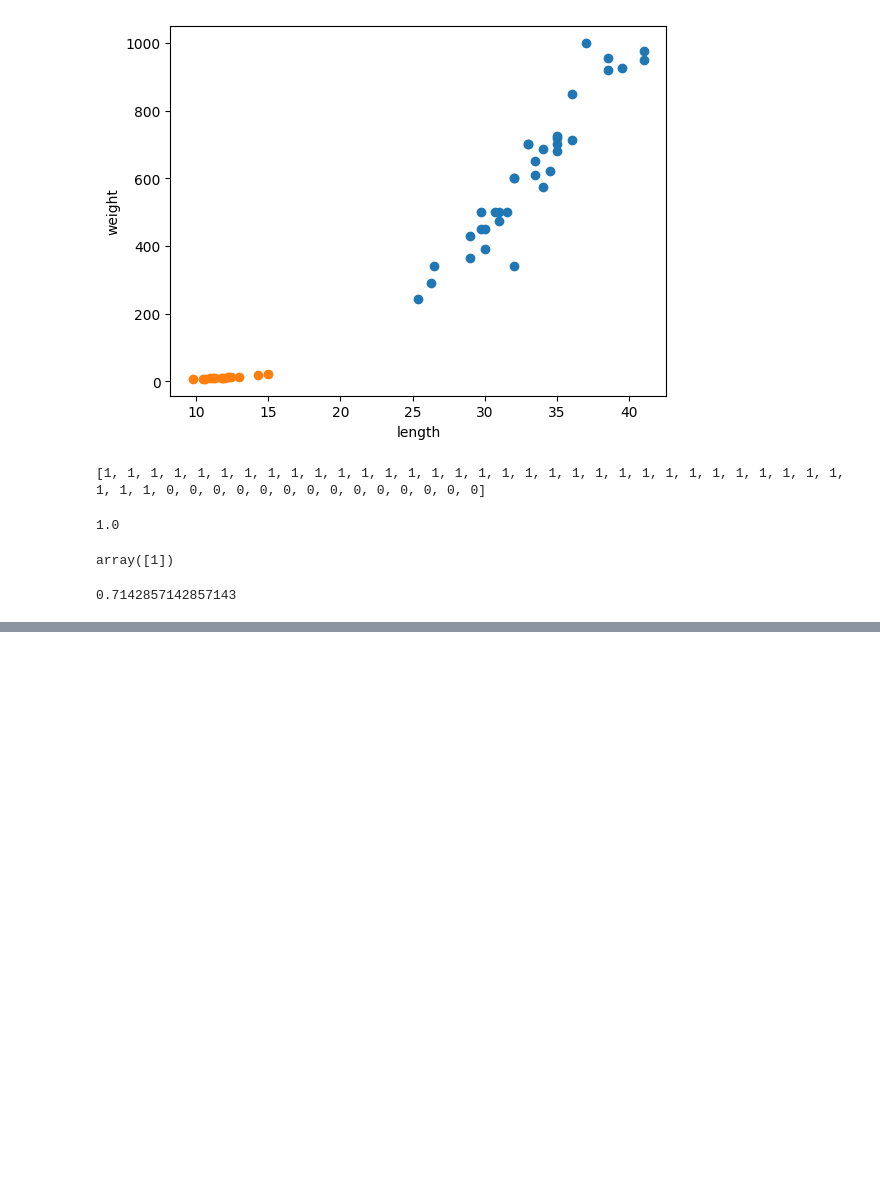
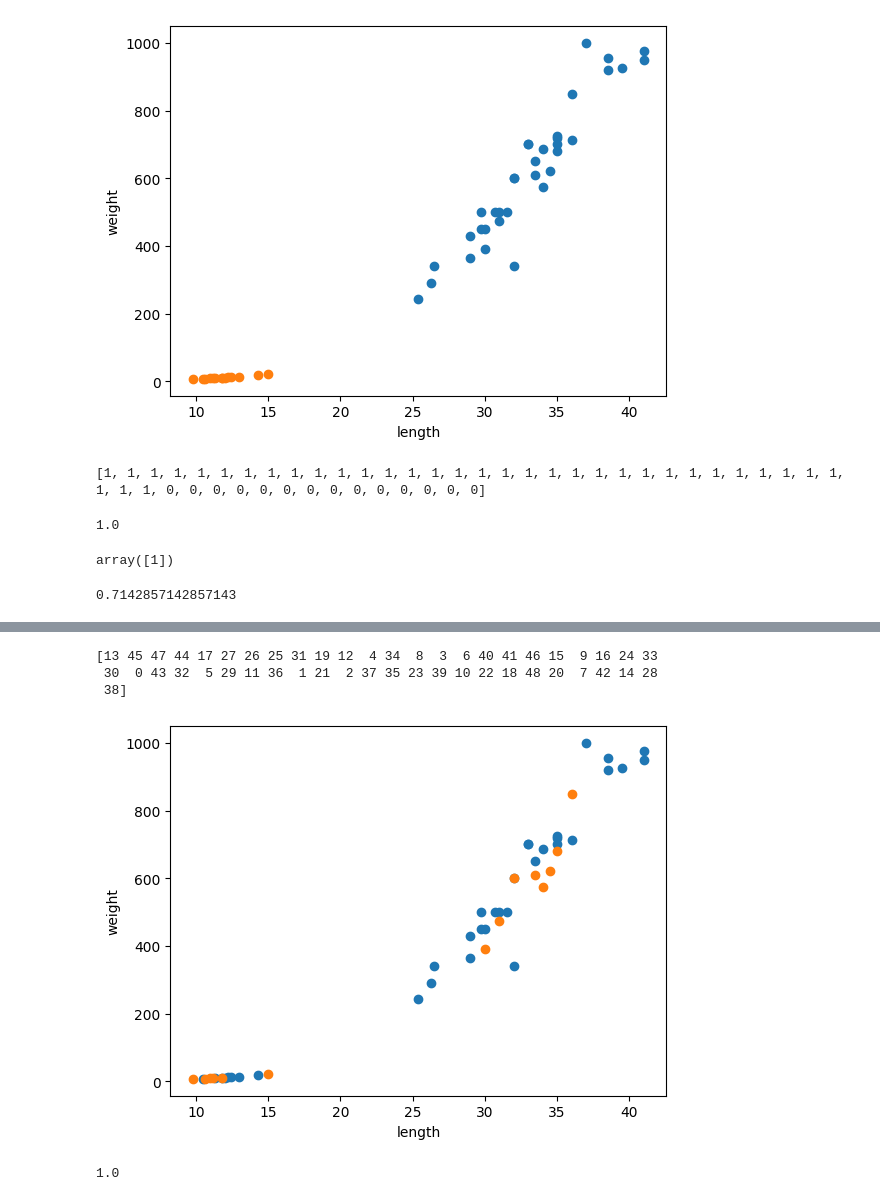
Before and after one commit to Juseong-Yu/hongonmachine, a Jupyter notebook: 혼공머신.ipynb, the cells around one changed output, grey strips where cells are left out. Cells and saved outputs as stored; diff of their text form; code cells hidden in the pictures; blank space fills up the shorter version.

```diff
--- a/혼공머신.ipynb
+++ b/혼공머신.ipynb
@@ -68,0 +81,3 @@ kn49.score(fish_data, fish_target)
+# %%
+fish_data = [[l, w] for l, w in zip(fish_length, fish_weight)]
+fish_target = [1] * 35 + [0] * 14
@@ -68,0 +100,9 @@ kn49.score(fish_data, fish_target)
+# %%
+# 파이썬 배열을 numpy 배열로 바꾸어줌
+import numpy as np
+
+input_arr = np.array(fish_data)
+target_arr = np.array(fish_target)
+
+print(input_arr)
+print(input_arr.shape)
@@ -68,0 +127,36 @@ kn49.score(fish_data, fish_target)
+# %%
+# 데이터를 섞기 위해 새로운 리스트에 인덱스값을 섞고 이를 이용해 데이터를 분할
+np.random.seed(42)
+index = np.arange(49)
+np.random.shuffle(index)
+
+print(index)
+
+# 넘파이의 배열 슬라이싱을 이용
+train_input = input_arr[index[:35]]
+train_target = target_arr[index[:35]]
+
+test_input = input_arr[index[35:]]
+test_target = target_arr[index[35:]]
+# %% [output]
+[13 45 47 44 17 27 26 25 31 19 12  4 34  8  3  6 40 41 46 15  9 16 24 33
+ 30  0 43 32  5 29 11 36  1 21  2 37 35 23 39 10 22 18 48 20  7 42 14 28
+ 38]
+# %%
+# 산점도를 이용해 확인하면 훈련 세트와 테스트 세트가 랜덤하게 잘 분배 됨
+import matplotlib.pyplot as plt
+
+# 2차원 배열을 인덱싱 할 때 [행, 열]이다.
+plt.scatter(train_input[:,0], train_input[:,1])
+plt.scatter(test_input[:,0], test_input[:,1])
+plt.xlabel('length') # x 축에 길이
+plt.ylabel('weight') # y 축에 무게
+plt.show()
+# %% [output]
+[figure, added]
+# %%
+# k-최근접 이웃 알고리즘이 잘 작동하는 것을 알 수 있다.
+kn.fit(train_input, train_target)
+kn.score(test_input, test_target)
+# %% [output]
+1.0
```
Also changed, not shown: parts of 5 cells of this notebook.
